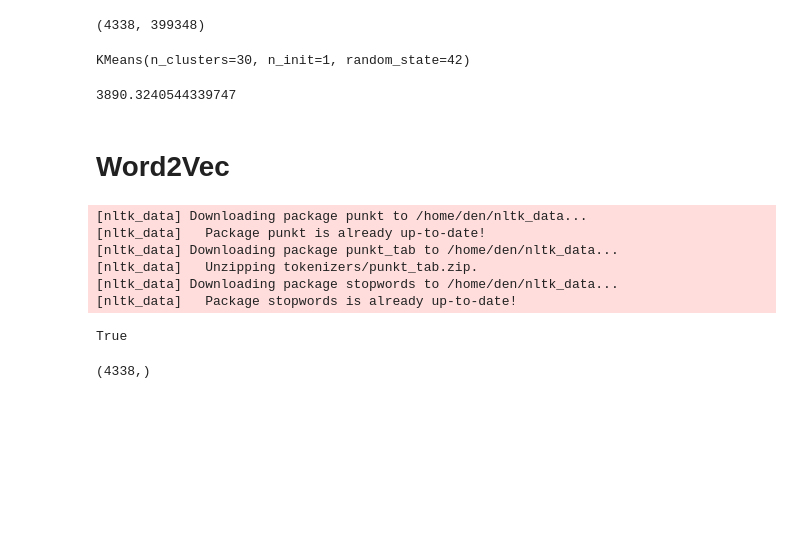
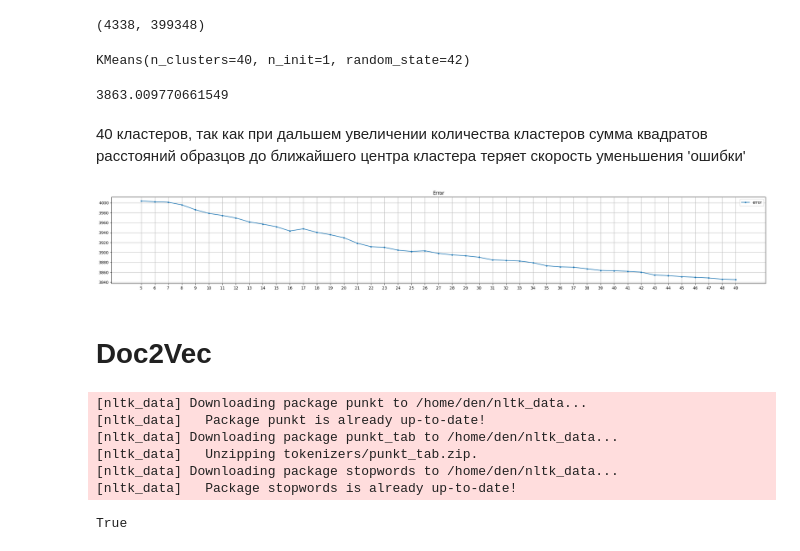
Before and after one commit to Ra9jkDM/datamining_habr_articles, a Jupyter notebook: Text_vectorization&clustering.ipynb, the cells around one changed output. Saved outputs shown, nothing was run; the diff lists cells and outputs as text; code cells hidden in the pictures; blank space fills up the shorter version.

```diff
--- a/Text_vectorization&clustering.ipynb
+++ b/Text_vectorization&clustering.ipynb
@@ -44,7 +62,7 @@ import string
 import matplotlib.pyplot as plt
 import matplotlib.ticker as ticker
 # %%
-habr = pd.read_csv('habr_dataset.csv')
+habr = pd.read_csv('.tmp/habr_dataset.csv')
 # %%
 habr.columns
 # %% [output]
@@ -81,16 +99,41 @@ tfidf_vec.shape
 # %% [output]
 (4338, 399348)
 # %%
-kmeans_tfidf = KMeans(n_clusters=30, n_init = 1, init='k-means++', random_state=42)
+kmeans_tfidf = KMeans(n_clusters=40, n_init = 1, init='k-means++', random_state=42)
 kmeans_tfidf.fit(tfidf_vec)
 # %% [output]
-KMeans(n_clusters=30, n_init=1, random_state=42)
+KMeans(n_clusters=40, n_init=1, random_state=42)
 # %%
 kmeans_tfidf.inertia_
 # %% [output]
-3890.3240544339747
+3863.009770661549
+# %% [markdown]
+40 кластеров, так как при дальшем увеличении количества кластеров cумма квадратов расстояний образцов до ближайшего центра кластера теряет скорость уменьшения 'ошибки'
+# %%
+# Подбор k для KMeans с TfidfVectorizer
+metrics = []
+points = list(range(5, 50, 1))
+
+neighbors = np.array(points)
+
+for i in points:
+    kmeans_tfidf = KMeans(n_clusters=i, n_init = 1, init='k-means++', random_state=42)
+    kmeans_tfidf.fit(tfidf_vec)
+
+    metrics.append(kmeans_tfidf.inertia_)
+# %%
+fig = plt.figure(figsize=(30, 4))
+ax = fig.add_subplot()
+ax.plot(neighbors, metrics, marker='.', label = str(i))
+
+ax.set_title(i.capitalize())
+ax.xaxis.set_major_locator(ticker.FixedLocator(neighbors))
+ax.legend()
+ax.grid()
+# %% [output]
+[figure, new version]
 # %% [markdown]
-# Word2Vec
+# Doc2Vec
 # %%
 nltk.download('punkt')
 nltk.download('punkt_tab')
@@ -115,10 +148,0 @@ def preprocess(text):
-# %%
-# Для классификации
-#X_train, X_test, y_train, y_test = train_test_split(X, test_size=0.2, random_state=42)
-#X_train = X_train.apply(preprocess)
-#X_test = X_test.apply(preprocess)
-
-X_cleared = X.apply(preprocess)
-X_cleared.shape
-# %% [output]
-(4338,)
```
Also changed, not shown: parts of 62 cells of this notebook, 3 other files.
